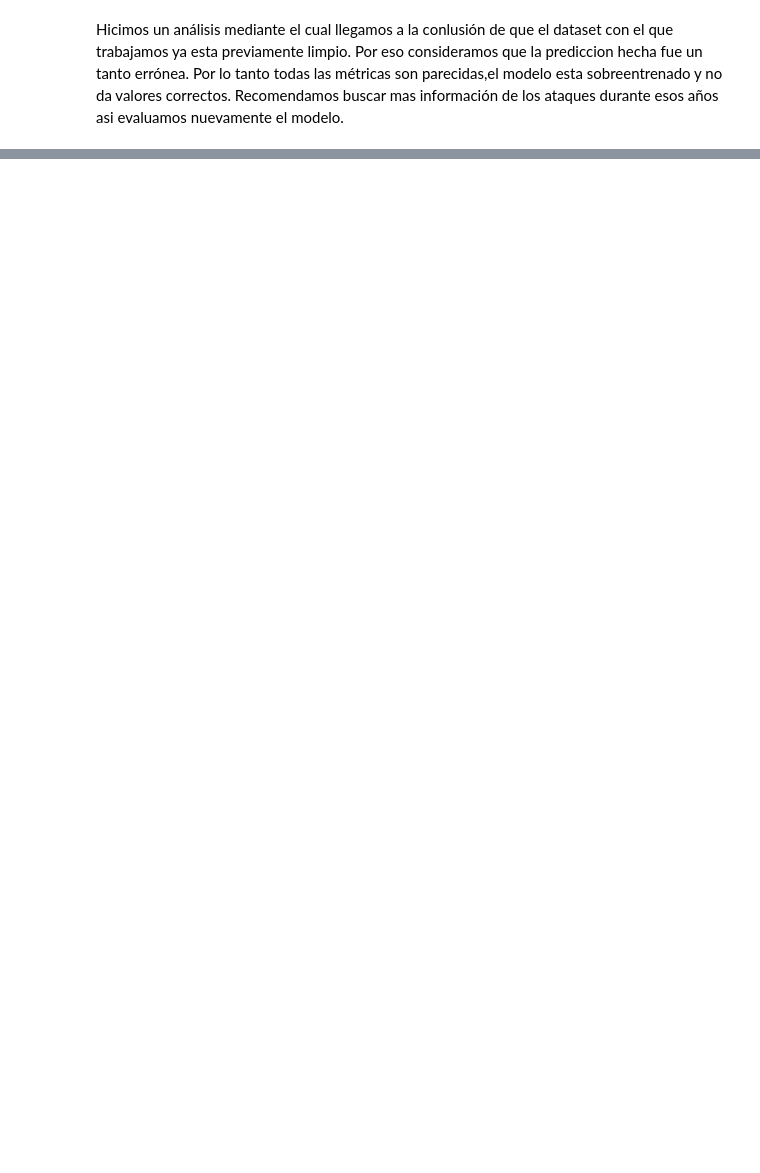
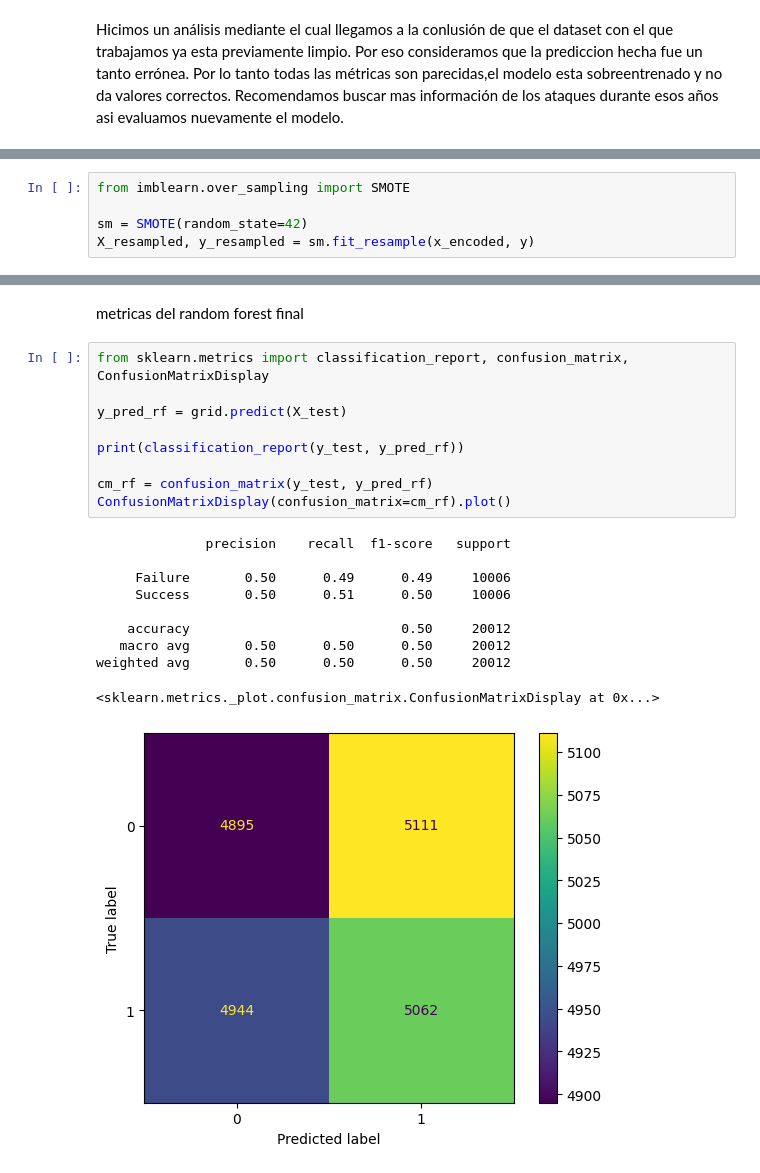
Before and after one commit to Analia-Rivera/-Ciencia_de_datos-Pre_entregas, a Jupyter notebook: Pre_entrega_3_ciberseguridad.ipynb, the cells around one changed output, grey strips where cells are left out. Drawn from its saved outputs; the diff is of its cells as text; blank space fills up the shorter version.

```diff
--- a/Pre_entrega_3_ciberseguridad.ipynb
+++ b/Pre_entrega_3_ciberseguridad.ipynb
@@ -394,0 +442,5 @@ Recomendamos buscar mas información de los ataques durante esos años asi evalu
+# %%
+from imblearn.over_sampling import SMOTE
+
+sm = SMOTE(random_state=42)
+X_resampled, y_resampled = sm.fit_resample(x_encoded, y)
@@ -394,0 +503,22 @@ Recomendamos buscar mas información de los ataques durante esos años asi evalu
+# %% [markdown]
+metricas del random forest final
+# %%
+from sklearn.metrics import classification_report, confusion_matrix, ConfusionMatrixDisplay
+
+y_pred_rf = grid.predict(X_test)
+
+print(classification_report(y_test, y_pred_rf))
+
+cm_rf = confusion_matrix(y_test, y_pred_rf)
+ConfusionMatrixDisplay(confusion_matrix=cm_rf).plot()
+# %% [output]
+              precision    recall  f1-score   support
+
+     Failure       0.50      0.49      0.49     10006
+     Success       0.50      0.51      0.50     10006
+
+    accuracy                           0.50     20012
+   macro avg       0.50      0.50      0.50     20012
+weighted avg       0.50      0.50      0.50     20012
+<sklearn.metrics._plot.confusion_matrix.ConfusionMatrixDisplay at 0x...>
+[figure, added]
```
Also changed, not shown: parts of 58 cells of this notebook.
